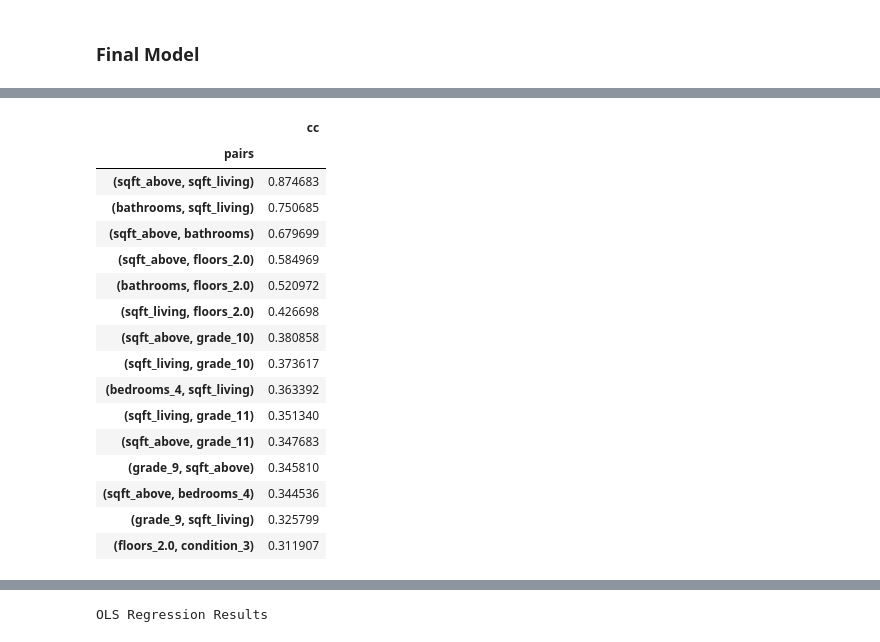
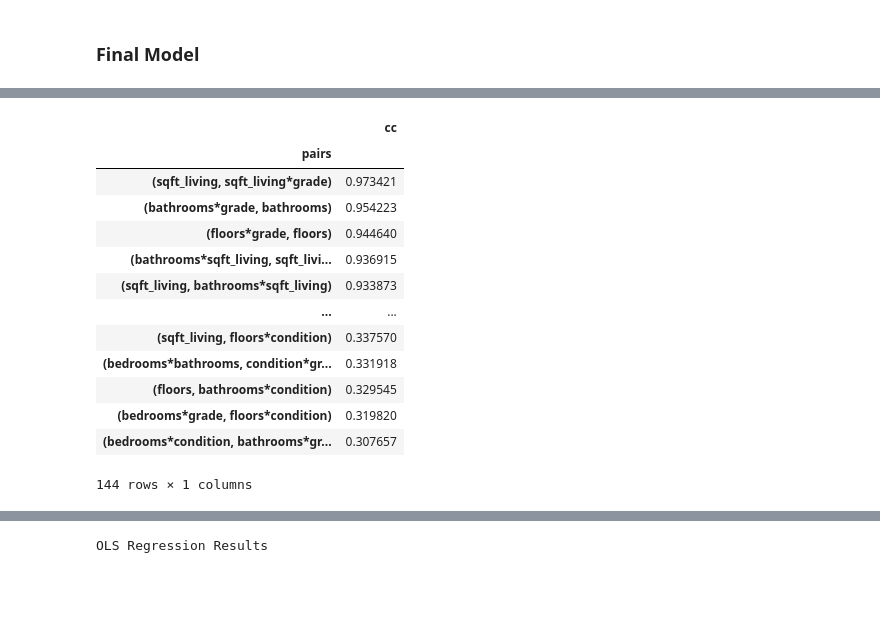
Before and after one commit to cschneck7/phase-2-project, a Jupyter notebook: EDA_notebook.ipynb, the cells around one changed output, grey strips where cells are left out. Cells and saved outputs as stored; diff of their text form; code cells hidden in the pictures; blank space fills up the shorter version.

Commit message:
Played with modelling

```diff
--- a/EDA_notebook.ipynb
+++ b/EDA_notebook.ipynb
@@ -586,34 +694,31 @@ strong multicollinearity or other numerical problems.
 # %%
-df = X_train_model2.corr().stack().reset_index().sort_values(0, ascending=False)
+df = X_train_model4.corr().stack().reset_index().sort_values(0, ascending=False)
 df['pairs'] = list(zip(df.level_0, df.level_1))
 
 df.set_index(['pairs'], inplace = True)
 
 #d rop level columns
 df.drop(columns=['level_1', 'level_0'], inplace = True)
 
 # rename correlation column as cc rather than 0
 df.columns = ['cc']
 
 # drop duplicates. This could be dangerous if you have variables perfectly correlated with variables other than themselves.
 # for the sake of exercise, kept it in.
 df.drop_duplicates(inplace=True)
 df[(df.cc>.3) & (df.cc <1)]
 # %% [output]
 |  | cc |
 | pairs |  |
-| (sqft_above, sqft_living) | 0.874683 |
-| (bathrooms, sqft_living) | 0.750685 |
-| (sqft_above, bathrooms) | 0.679699 |
-| (sqft_above, floors_2.0) | 0.584969 |
-| (bathrooms, floors_2.0) | 0.520972 |
-| (sqft_living, floors_2.0) | 0.426698 |
-| (sqft_above, grade_10) | 0.380858 |
-| (sqft_living, grade_10) | 0.373617 |
-| (bedrooms_4, sqft_living) | 0.363392 |
-| (sqft_living, grade_11) | 0.351340 |
-| (sqft_above, grade_11) | 0.347683 |
-| (grade_9, sqft_above) | 0.345810 |
-| (sqft_above, bedrooms_4) | 0.344536 |
-| (grade_9, sqft_living) | 0.325799 |
-| (floors_2.0, condition_3) | 0.311907 |
+| (sqft_living, sqft_living*grade) | 0.973421 |
+| (bathrooms*grade, bathrooms) | 0.954223 |
+| (floors*grade, floors) | 0.944640 |
+| (bathrooms*sqft_living, sqft_livi... | 0.936915 |
+| (sqft_living, bathrooms*sqft_living) | 0.933873 |
+| ... | ... |
+| (sqft_living, floors*condition) | 0.337570 |
+| (bedrooms*bathrooms, condition*gr... | 0.331918 |
+| (floors, bathrooms*condition) | 0.329545 |
+| (bedrooms*grade, floors*condition) | 0.319820 |
+| (bedrooms*condition, bathrooms*gr... | 0.307657 |
+144 rows × 1 columns
```
Also changed, not shown: parts of 16 cells of this notebook.
